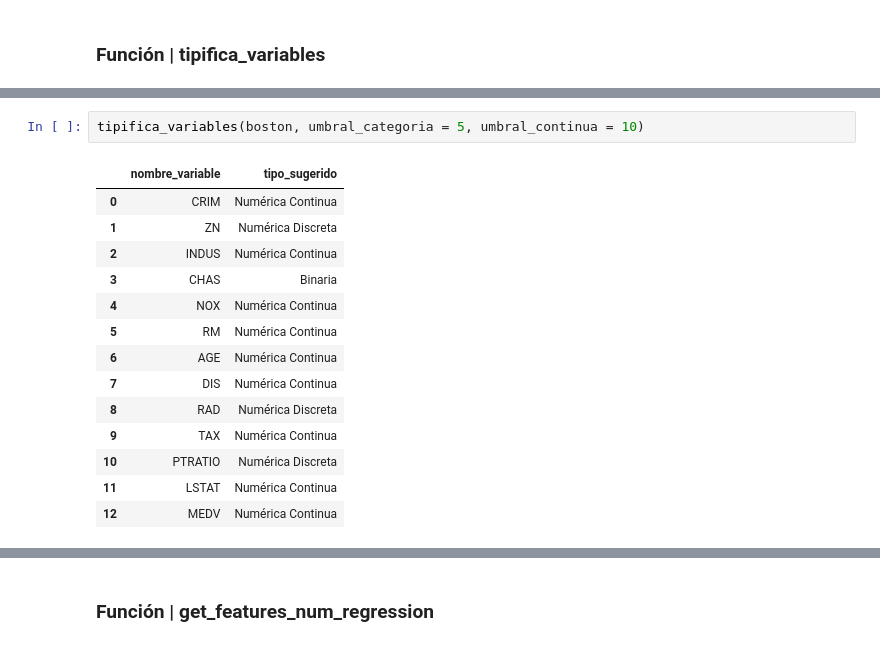
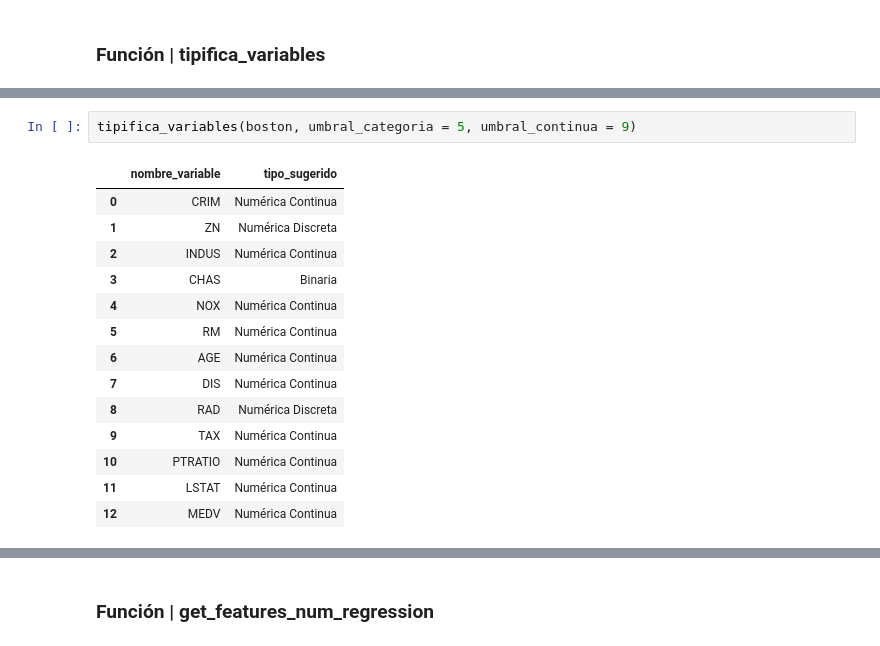
Before and after one commit to marosor/ML_Toolbox, a Jupyter notebook: Team_Challenge/Toolbox_ML/Toolbox_inputs.ipynb, the cells around one changed output, grey strips where cells are left out. Drawn from its saved outputs; the diff is of its cells as text.

```diff
--- a/Team_Challenge/Toolbox_ML/Toolbox_inputs.ipynb
+++ b/Team_Challenge/Toolbox_ML/Toolbox_inputs.ipynb
@@ -49,19 +57,19 @@ tipifica_variables(iris, umbral_categoria = 5, umbral_continua = 10)
 | 3 | petal_width | Numérica Continua |
 | 4 | species | Categórica |
 # %%
-tipifica_variables(boston, umbral_categoria = 5, umbral_continua = 10)
+tipifica_variables(boston, umbral_categoria = 5, umbral_continua = 9)
 # %% [output]
 |  | nombre_variable | tipo_sugerido |
 | 0 | CRIM | Numérica Continua |
 | 1 | ZN | Numérica Discreta |
 | 2 | INDUS | Numérica Continua |
 | 3 | CHAS | Binaria |
 | 4 | NOX | Numérica Continua |
 | 5 | RM | Numérica Continua |
 | 6 | AGE | Numérica Continua |
 | 7 | DIS | Numérica Continua |
 | 8 | RAD | Numérica Discreta |
 | 9 | TAX | Numérica Continua |
-| 10 | PTRATIO | Numérica Discreta |
+| 10 | PTRATIO | Numérica Continua |
 | 11 | LSTAT | Numérica Continua |
 | 12 | MEDV | Numérica Continua |
```
Also changed, not shown: parts of 38 cells of this notebook, 3 other files.
